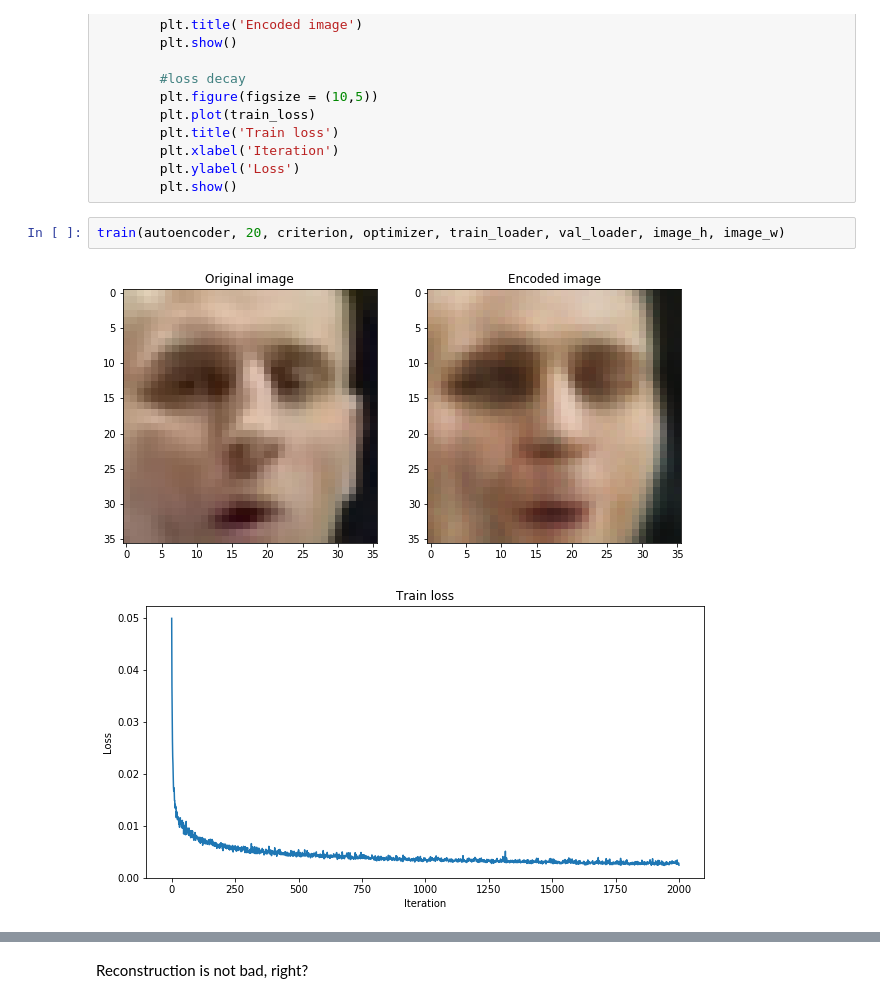
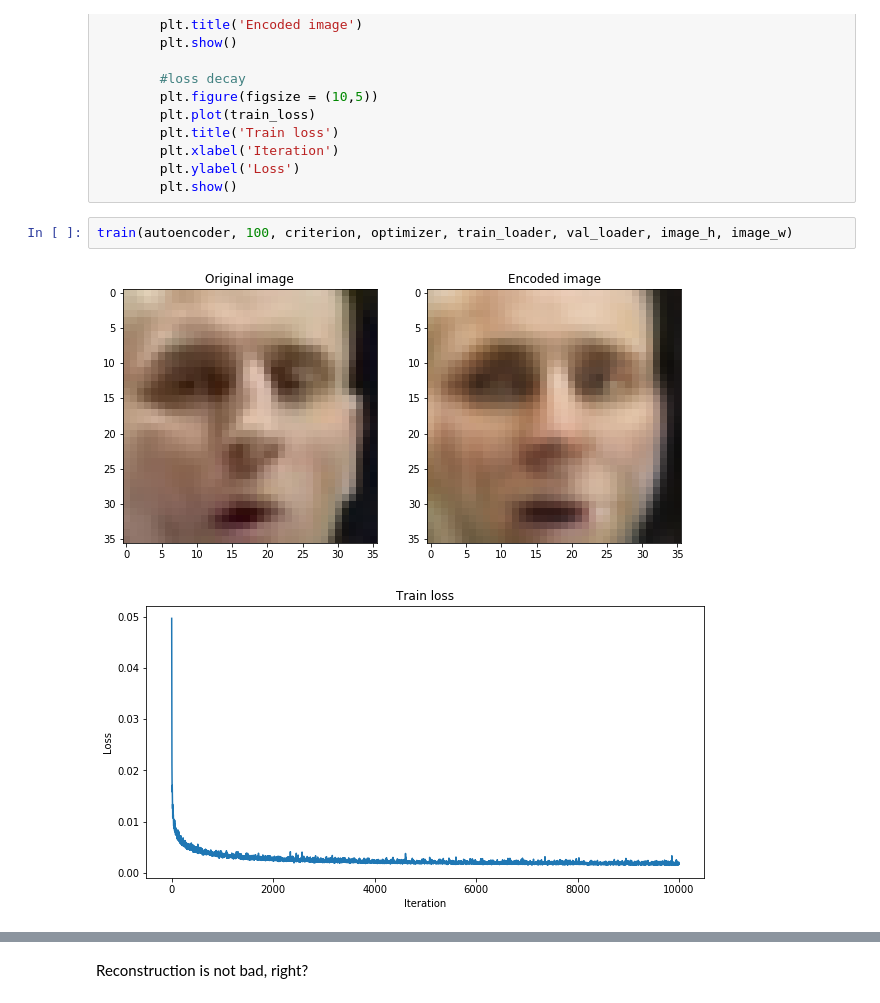
Before and after one commit to dzisandy/Deep-Learning, a Jupyter notebook: HW3/homework03_part2_vae_advanced.ipynb, the cells around one changed output, grey strips where cells are left out. Saved outputs shown, nothing was run; the diff lists cells and outputs as text.

```diff
--- a/HW3/homework03_part2_vae_advanced.ipynb
+++ b/HW3/homework03_part2_vae_advanced.ipynb
@@ -192,10 +192,10 @@ def train(model, n_epoch, criterion, optimizer, train_loader, val_loader, image_
         plt.ylabel('Loss')
         plt.show()
 # %%
-train(autoencoder, 20, criterion, optimizer, train_loader, val_loader, image_h, image_w)
+train(autoencoder, 100, criterion, optimizer, train_loader, val_loader, image_h, image_w)
 # %% [output]
-[figure, old version]
+[figure, new version]
-[figure, old version]
+[figure, new version]
 # %%
 # Examine the reconstructions
 for j, data in enumerate(val_loader, 0):
```
Also changed, not shown: parts of 45 cells of this notebook.
